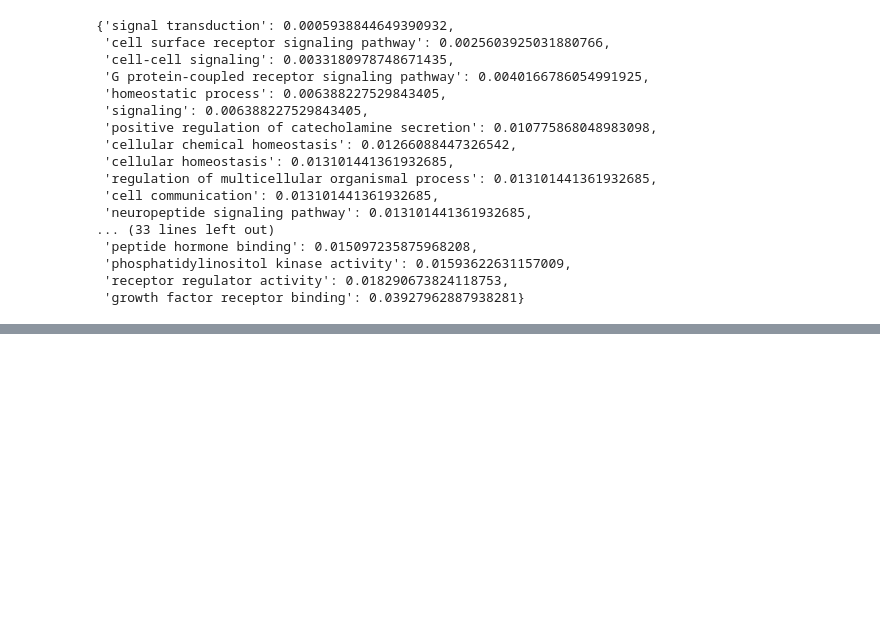
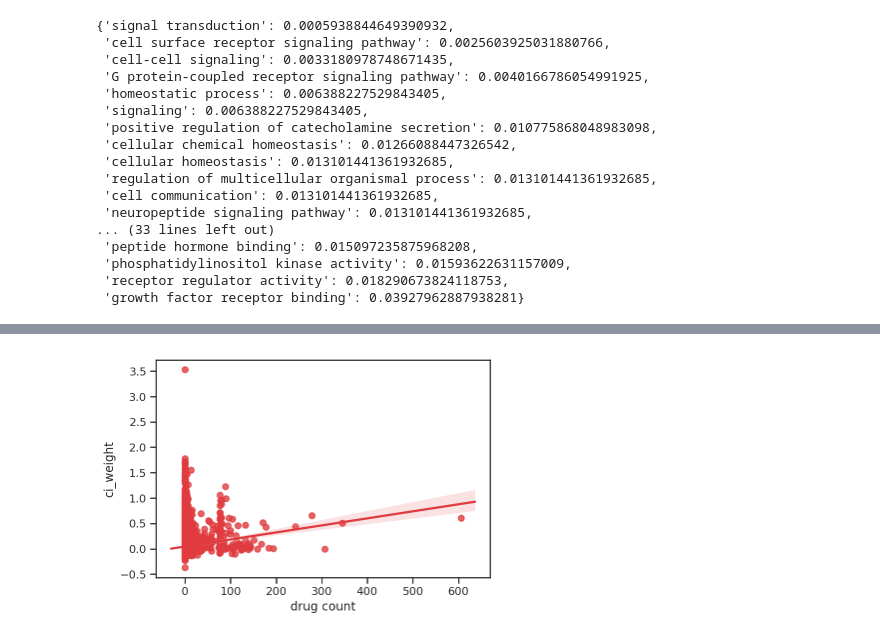
Before and after one commit to seyuboglu/milieu, a Jupyter notebook: experiments/lci_analysis/lci_analysis.ipynb, the cells around one changed output, grey strips where cells are left out. Cells and saved outputs as stored; diff of their text form; code cells hidden in the pictures; blank space fills up the shorter version.

```diff
--- a/experiments/lci_analysis/lci_analysis.ipynb
+++ b/experiments/lci_analysis/lci_analysis.ipynb
@@ -378,0 +353,8 @@ degree_vec = np.array([network.nx.degree(node) for node in range(len(network))])
+# %%
+sns.regplot(all_drugs_exp.drug_counts, all_drugs_exp.ci_weights/np.sqrt(all_drugs_exp.degrees))
+plt.xlabel("drug count")
+plt.ylabel("ci_weight")
+plt.xscale("linear")
+plt.yscale('linear')
+# %% [output]
+[figure, added]
```
Also changed, not shown: parts of 96 cells of this notebook, 17 other files.
